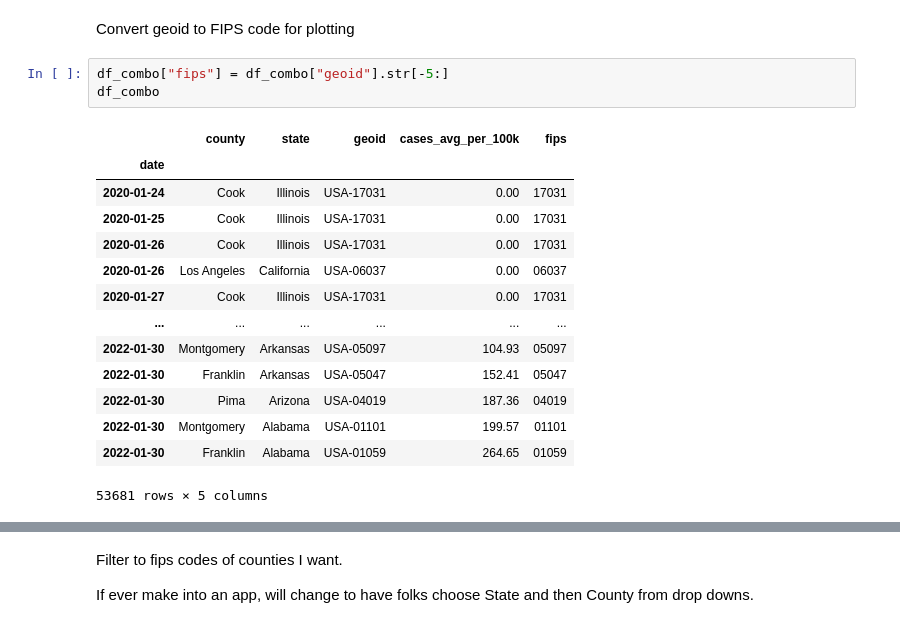
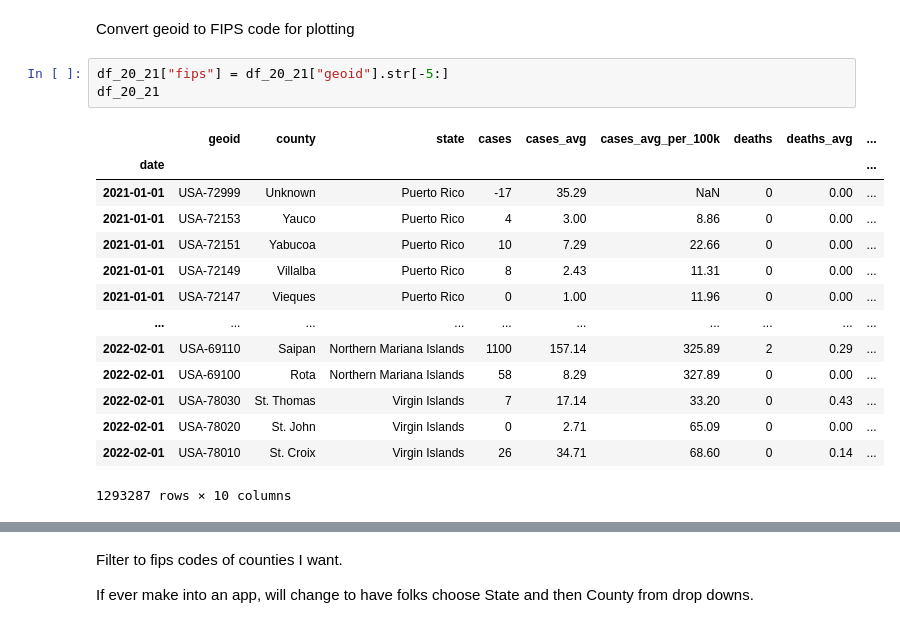
Before and after one commit to discdiver/covid-cities, a Jupyter notebook: notebooks/explore.ipynb, the cells around one changed output, grey strips where cells are left out. Drawn from its saved outputs; the diff is of its cells as text.

```diff
--- a/notebooks/explore.ipynb
+++ b/notebooks/explore.ipynb
@@ -209,20 +127,20 @@ df_combo
 # %% [markdown]
 Convert geoid to FIPS code for plotting
 # %%
-df_combo["fips"] = df_combo["geoid"].str[-5:]
-df_combo
+df_20_21["fips"] = df_20_21["geoid"].str[-5:]
+df_20_21
 # %% [output]
-|  | county | state | geoid | cases_avg_per_100k | fips |
-| date |  |  |  |  |  |
-| 2020-01-24 | Cook | Illinois | USA-17031 | 0.00 | 17031 |
-| 2020-01-25 | Cook | Illinois | USA-17031 | 0.00 | 17031 |
-| 2020-01-26 | Cook | Illinois | USA-17031 | 0.00 | 17031 |
-| 2020-01-26 | Los Angeles | California | USA-06037 | 0.00 | 06037 |
-| 2020-01-27 | Cook | Illinois | USA-17031 | 0.00 | 17031 |
-| ... | ... | ... | ... | ... | ... |
-| 2022-01-30 | Montgomery | Arkansas | USA-05097 | 104.93 | 05097 |
-| 2022-01-30 | Franklin | Arkansas | USA-05047 | 152.41 | 05047 |
-| 2022-01-30 | Pima | Arizona | USA-04019 | 187.36 | 04019 |
-| 2022-01-30 | Montgomery | Alabama | USA-01101 | 199.57 | 01101 |
-| 2022-01-30 | Franklin | Alabama | USA-01059 | 264.65 | 01059 |
+|  | geoid | county | state | cases | cases_avg | cases_avg_per_100k | deaths | deaths_avg | ... |
+| date |  |  |  |  |  |  |  |  | ... |
+| 2021-01-01 | USA-72999 | Unknown | Puerto Rico | -17 | 35.29 | NaN | 0 | 0.00 | ... |
+| 2021-01-01 | USA-72153 | Yauco | Puerto Rico | 4 | 3.00 | 8.86 | 0 | 0.00 | ... |
+| 2021-01-01 | USA-72151 | Yabucoa | Puerto Rico | 10 | 7.29 | 22.66 | 0 | 0.00 | ... |
+| 2021-01-01 | USA-72149 | Villalba | Puerto Rico | 8 | 2.43 | 11.31 | 0 | 0.00 | ... |
+| 2021-01-01 | USA-72147 | Vieques | Puerto Rico | 0 | 1.00 | 11.96 | 0 | 0.00 | ... |
+| ... | ... | ... | ... | ... | ... | ... | ... | ... | ... |
+| 2022-02-01 | USA-69110 | Saipan | Northern Mariana Islands | 1100 | 157.14 | 325.89 | 2 | 0.29 | ... |
+| 2022-02-01 | USA-69100 | Rota | Northern Mariana Islands | 58 | 8.29 | 327.89 | 0 | 0.00 | ... |
+| 2022-02-01 | USA-78030 | St. Thomas | Virgin Islands | 7 | 17.14 | 33.20 | 0 | 0.43 | ... |
+| 2022-02-01 | USA-78020 | St. John | Virgin Islands | 0 | 2.71 | 65.09 | 0 | 0.00 | ... |
+| 2022-02-01 | USA-78010 | St. Croix | Virgin Islands | 26 | 34.71 | 68.60 | 0 | 0.14 | ... |
-53681 rows × 5 columns
+1293287 rows × 10 columns
```
Also changed, not shown: parts of 35 cells of this notebook.
